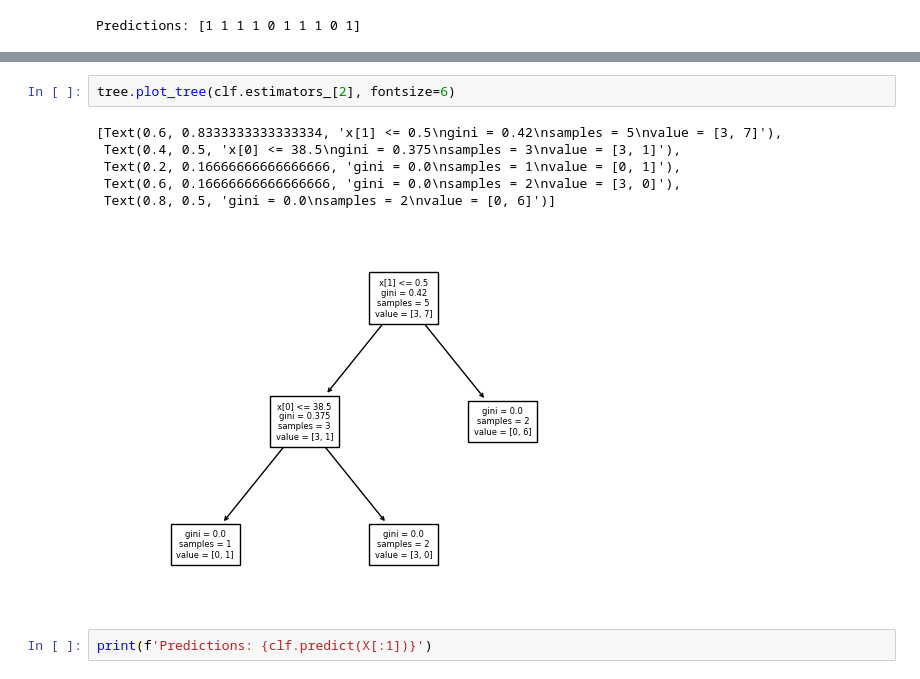
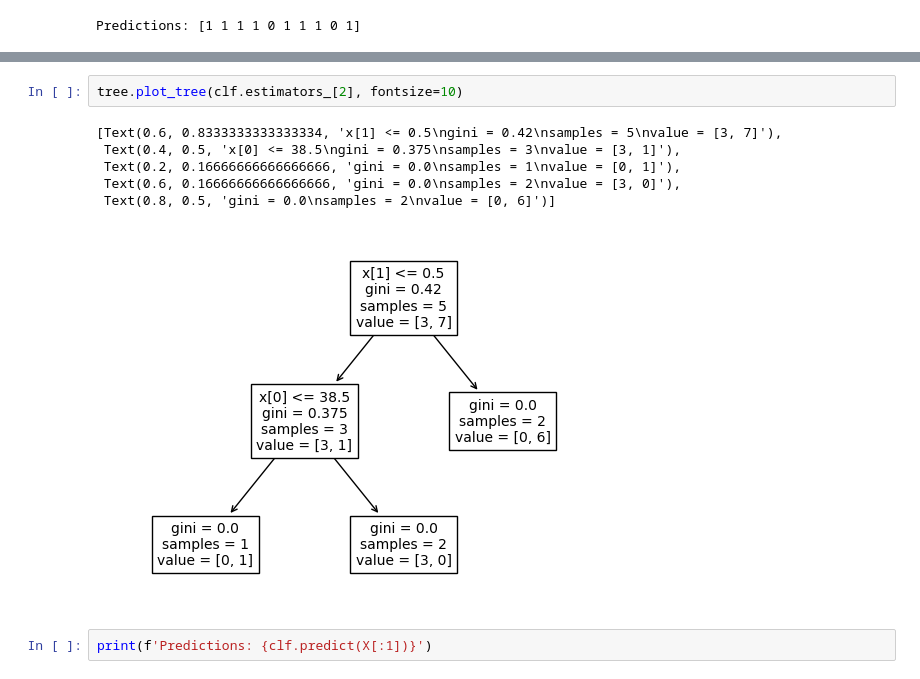
Before and after one commit to froukje/datamapu, a Jupyter notebook: notebooks/code_examples.ipynb, the cells around one changed output, grey strips where cells are left out. Saved outputs shown, nothing was run; the diff lists cells and outputs as text.

```diff
--- a/notebooks/code_examples.ipynb
+++ b/notebooks/code_examples.ipynb
@@ -274,12 +274,12 @@ tree.plot_tree(clf.estimators_[1], fontsize=6)
 # %%
-tree.plot_tree(clf.estimators_[2], fontsize=6)
+tree.plot_tree(clf.estimators_[2], fontsize=10)
 # %% [output]
 [Text(0.6, 0.8333333333333334, 'x[1] <= 0.5\ngini = 0.42\nsamples = 5\nvalue = [3, 7]'),
  Text(0.4, 0.5, 'x[0] <= 38.5\ngini = 0.375\nsamples = 3\nvalue = [3, 1]'),
  Text(0.2, 0.16666666666666666, 'gini = 0.0\nsamples = 1\nvalue = [0, 1]'),
  Text(0.6, 0.16666666666666666, 'gini = 0.0\nsamples = 2\nvalue = [3, 0]'),
  Text(0.8, 0.5, 'gini = 0.0\nsamples = 2\nvalue = [0, 6]')]
-[figure, old version]
+[figure, new version]
 # %%
 print(f'Predictions: {clf.predict(X[:1])}')
 # %% [output]
```
Also changed, not shown: parts of 2 cells of this notebook, 7 other files.
